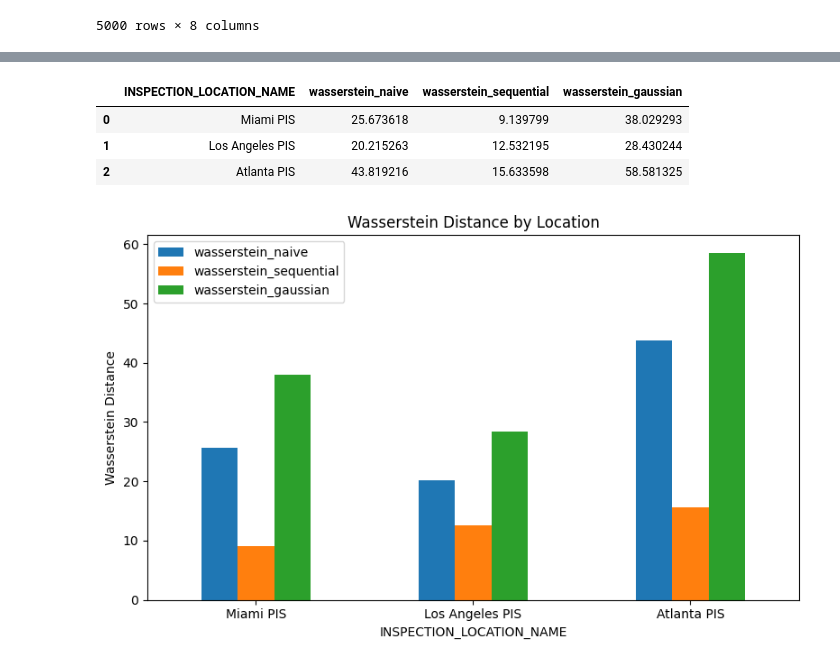
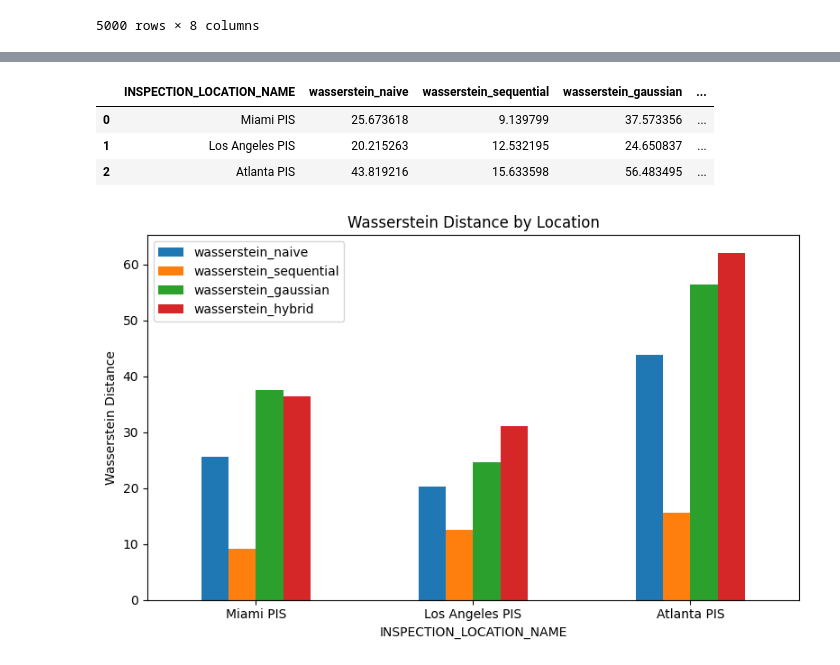
Before and after one commit to jkagor13-usda/popsborder, a Jupyter notebook: hierarchal sampling/GeneratingSyntheticInputData.ipynb, the cells around one changed output, grey strips where cells are left out. Drawn from its saved outputs; the diff is of its cells as text; code cells hidden in the pictures.

```diff
--- a/hierarchal sampling/GeneratingSyntheticInputData.ipynb
+++ b/hierarchal sampling/GeneratingSyntheticInputData.ipynb
@@ -152,0 +198,3 @@ gmm_sampled_df
+# %%
+gmm_mns_sampled_df = gmm_mns_sample(df, columns=cols, n_samples=5000, random_state=42, n_components=3)
+gmm_mns_sampled_df
@@ -153,49 +215,62 @@ gmm_sampled_df
 # %%
-from scipy.stats import wasserstein_distance
+from scipy.stats import wasserstein_distance, wasserstein_distance_nd
 
 # Compute Wasserstein distance for 'TOTAL_SAMPLING_UNITS' grouped by 'INSPECTION_LOCATION_NAME'
 locations = df['INSPECTION_LOCATION_NAME'].unique()
-wasserstein_results = []
+calc_cols = [
+    'PATHWAY',
+    'COUNTRY_OF_ORIGIN_NAME',
+    'PROPAGATIVE_MATERIAL_TYPE',
+    'TOTAL_SAMPLING_UNITS',
+    'TOTAL_PLANT_QUANTITY',
+]
 
-for loc in locations:
-    orig = df[df['INSPECTION_LOCATION_NAME'] == loc]['TOTAL_SAMPLING_UNITS']
-    naive = sampled_df[sampled_df['INSPECTION_LOCATION_NAME'] == loc]['TOTAL_SAMPLING_UNITS']
-    seq = sequential_sampled_df[sequential_sampled_df['INSPECTION_LOCATION_NAME'] == loc]['TOTAL_SAMPLING_UNITS']
-    gmm = gmm_sampled_df[sequential_sampled_df['INSPECTION_LOCATION_NAME'] == loc]['TOTAL_SAMPLING_UNITS']
-    w_naive = wasserstein_distance(orig, naive)
-    w_seq = wasserstein_distance(orig, seq)
-    w_gmm = wasserstein_distance(orig, gmm)
-    wasserstein_results.append({
-        'INSPECTION_LOCATION_NAME': loc,
-        'wasserstein_naive': w_naive,
-        'wasserstein_sequential': w_seq,
-        'wasserstein_gaussian': w_gmm,
+wasserstein_dict = {}
+for col in calc_cols:
+    wasserstein_results = []
+    for loc in locations:
+        orig = df[df['INSPECTION_LOCATION_NAME'] == loc]['TOTAL_SAMPLING_UNITS']
+        naive = sampled_df[sampled_df['INSPECTION_LOCATION_NAME'] == loc]['TOTAL_SAMPLING_UNITS']
+        seq = sequential_sampled_df[sequential_sampled_df['INSPECTION_LOCATION_NAME'] == loc]['TOTAL_SAMPLING_UNITS']
+        gmm = gmm_sampled_df[gmm_sampled_df['INSPECTION_LOCATION_NAME'] == loc]['TOTAL_SAMPLING_UNITS']
+        gmm_mns = gmm_mns_sampled_df[gmm_mns_sampled_df['INSPECTION_LOCATION_NAME'] == loc]['TOTAL_SAMPLING_UNITS']
+        w_naive = wasserstein_distance(orig, naive)
+        w_seq = wasserstein_distance(orig, seq)
+        w_gmm = wasserstein_distance(orig, gmm)
+        w_gmm_mns = wasserstein_distance(orig, gmm_mns)
+        wasserstein_results.append({
+            'INSPECTION_LOCATION_NAME': loc,
+            'wasserstein_naive': w_naive,
+            'wasserstein_sequential': w_seq,
+            'wasserstein_gaussian': w_gmm,
+            'wasserstein_hybrid': w_gmm_mns,
 
-    })
+        })
+    wasserstein_dict[col] = wasserstein_results
 
 wasserstein_df = pd.DataFrame(wasserstein_results)
 wasserstein_df
 # %% [output]
-|  | INSPECTION_LOCATION_NAME | wasserstein_naive | wasserstein_sequential | wasserstein_gaussian |
-| 0 | Miami PIS | 25.673618 | 9.139799 | 38.029293 |
-| 1 | Los Angeles PIS | 20.215263 | 12.532195 | 28.430244 |
-| 2 | Atlanta PIS | 43.819216 | 15.633598 | 58.581325 |
+|  | INSPECTION_LOCATION_NAME | wasserstein_naive | wasserstein_sequential | wasserstein_gaussian | ... |
+| 0 | Miami PIS | 25.673618 | 9.139799 | 37.573356 | ... |
+| 1 | Los Angeles PIS | 20.215263 | 12.532195 | 24.650837 | ... |
+| 2 | Atlanta PIS | 43.819216 | 15.633598 | 56.483495 | ... |
 # %%
 import matplotlib.pyplot as plt
 
 wasserstein_df.plot(
     x='INSPECTION_LOCATION_NAME',
-    y=['wasserstein_naive', 'wasserstein_sequential','wasserstein_gaussian'],
+    y=['wasserstein_naive', 'wasserstein_sequential','wasserstein_gaussian','wasserstein_hybrid'],
     kind='bar',
     figsize=(8, 5)
 )
 plt.ylabel('Wasserstein Distance')
 plt.title('Wasserstein Distance by Location')
 plt.xticks(rotation=0)
 plt.tight_layout()
 plt.show()
 # %% [output]
-[figure, old version]
+[figure, new version]
 # %%
 import seaborn as sns
 import matplotlib.pyplot as plt
```
Also changed, not shown: parts of 7 cells of this notebook, 1 other file.
